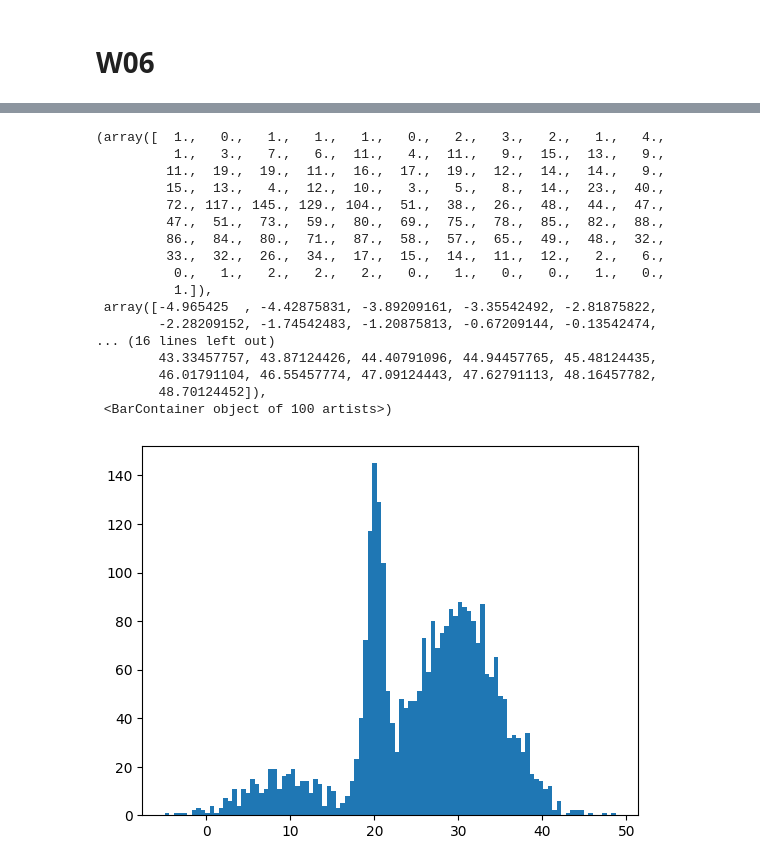
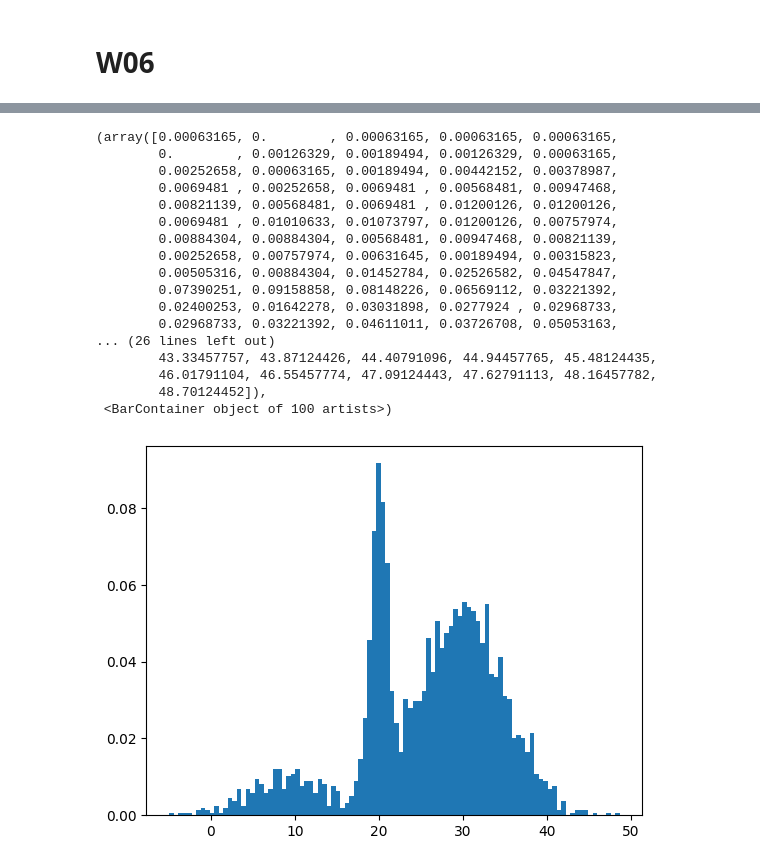
Before and after one commit to LorenzaImpicciche/astrostatistics_bicocca_2025, a Jupyter notebook: working/W06.ipynb, the cells around one changed output, grey strips where cells are left out. Drawn from its saved outputs; the diff is of its cells as text; code cells hidden in the pictures.

```diff
--- a/working/W06.ipynb
+++ b/working/W06.ipynb
@@ -20,24 +19,24 @@ array([[17.12172682],
 # %%
-plt.hist(data, bins=100)
+plt.hist(data, bins=100, density=True)
 # %% [output]
-(array([  1.,   0.,   1.,   1.,   1.,   0.,   2.,   3.,   2.,   1.,   4.,
-          1.,   3.,   7.,   6.,  11.,   4.,  11.,   9.,  15.,  13.,   9.,
-         11.,  19.,  19.,  11.,  16.,  17.,  19.,  12.,  14.,  14.,   9.,
-         15.,  13.,   4.,  12.,  10.,   3.,   5.,   8.,  14.,  23.,  40.,
-         72., 117., 145., 129., 104.,  51.,  38.,  26.,  48.,  44.,  47.,
-         47.,  51.,  73.,  59.,  80.,  69.,  75.,  78.,  85.,  82.,  88.,
-         86.,  84.,  80.,  71.,  87.,  58.,  57.,  65.,  49.,  48.,  32.,
-         33.,  32.,  26.,  34.,  17.,  15.,  14.,  11.,  12.,   2.,   6.,
-          0.,   1.,   2.,   2.,   2.,   0.,   1.,   0.,   0.,   1.,   0.,
-          1.]),
- array([-4.965425  , -4.42875831, -3.89209161, -3.35542492, -2.81875822,
-        -2.28209152, -1.74542483, -1.20875813, -0.67209144, -0.13542474,
-... (16 lines left out)
+(array([0.00063165, 0.        , 0.00063165, 0.00063165, 0.00063165,
+        0.        , 0.00126329, 0.00189494, 0.00126329, 0.00063165,
+        0.00252658, 0.00063165, 0.00189494, 0.00442152, 0.00378987,
+        0.0069481 , 0.00252658, 0.0069481 , 0.00568481, 0.00947468,
+        0.00821139, 0.00568481, 0.0069481 , 0.01200126, 0.01200126,
+        0.0069481 , 0.01010633, 0.01073797, 0.01200126, 0.00757974,
+        0.00884304, 0.00884304, 0.00568481, 0.00947468, 0.00821139,
+        0.00252658, 0.00757974, 0.00631645, 0.00189494, 0.00315823,
+        0.00505316, 0.00884304, 0.01452784, 0.02526582, 0.04547847,
+        0.07390251, 0.09158858, 0.08148226, 0.06569112, 0.03221392,
+        0.02400253, 0.01642278, 0.03031898, 0.0277924 , 0.02968733,
+        0.02968733, 0.03221392, 0.04611011, 0.03726708, 0.05053163,
+... (26 lines left out)
         43.33457757, 43.87124426, 44.40791096, 44.94457765, 45.48124435,
         46.01791104, 46.55457774, 47.09124443, 47.62791113, 48.16457782,
         48.70124452]),
  <BarContainer object of 100 artists>)
-[figure, old version]
+[figure, new version]
 # %%
 gm = GaussianMixture(n_components=3, random_state=0).fit(data)
 # %%
```
Also changed, not shown: parts of 11 cells of this notebook.
